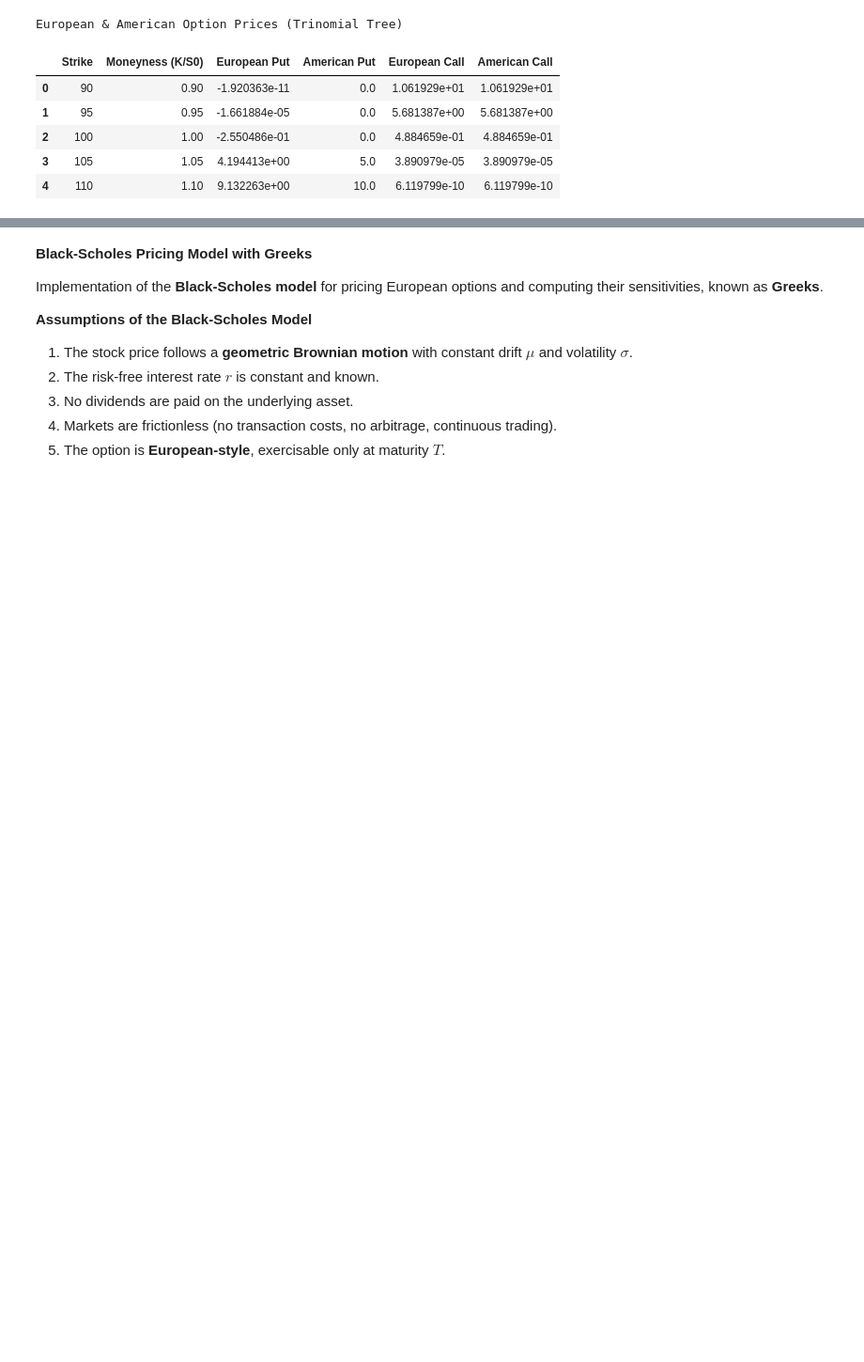
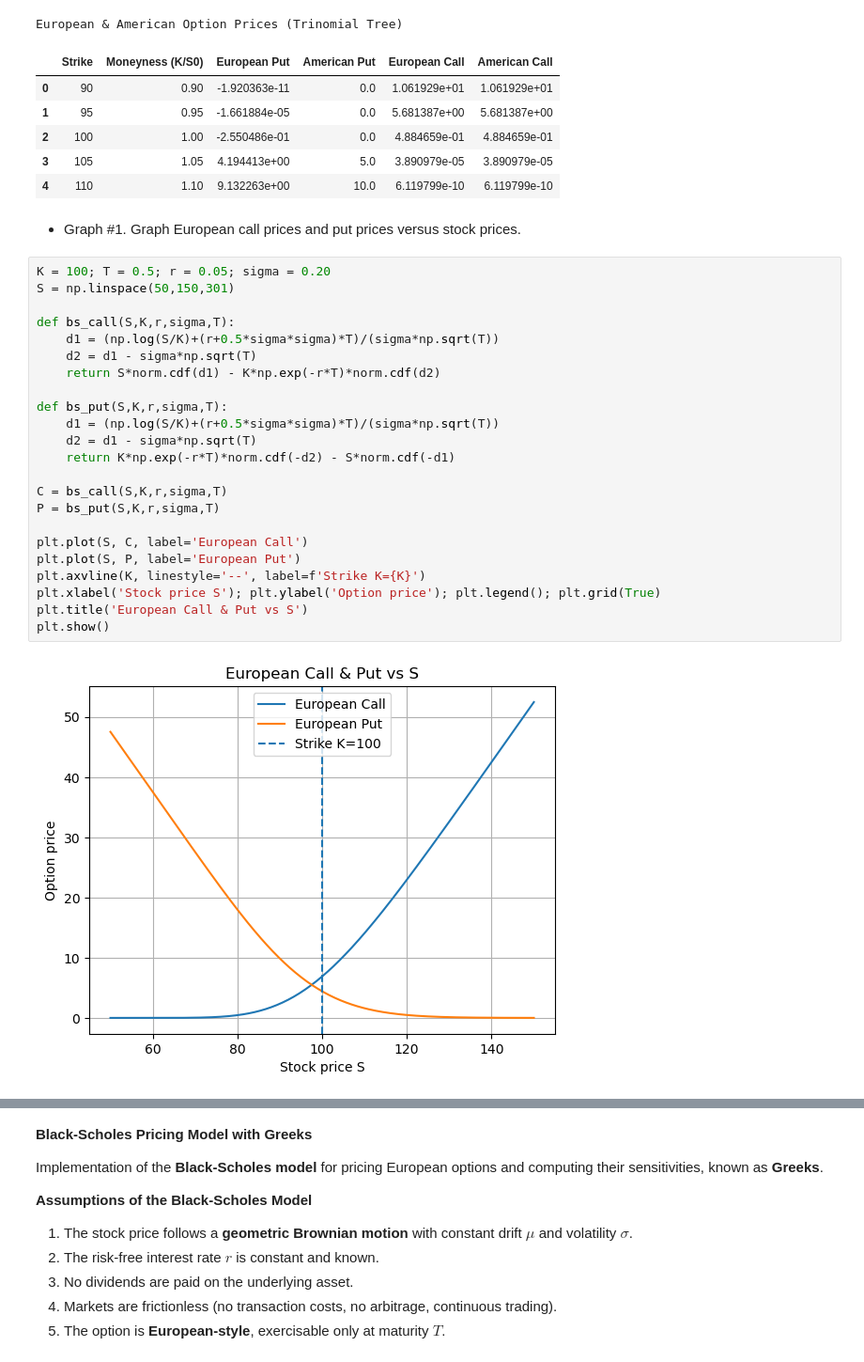
Before and after one commit to jamesolayinka/Quantitative-Finance-Playground, a Jupyter notebook: options_pricing.ipynb, the cells around one changed output, grey strips where cells are left out. Shown: that part at 94% size. Saved outputs shown, nothing was run; the diff lists cells and outputs as text; blank space fills up the shorter version.

Commit message:
Option Pricing Notebook

```diff
--- a/options_pricing.ipynb
+++ b/options_pricing.ipynb
@@ -449,3 +449,30 @@ European & American Option Prices (Trinomial Tree)
 | 2 | 100 | 1.00 | -2.550486e-01 | 0.0 | 4.884659e-01 | 4.884659e-01 |
 | 3 | 105 | 1.05 | 4.194413e+00 | 5.0 | 3.890979e-05 | 3.890979e-05 |
 | 4 | 110 | 1.10 | 9.132263e+00 | 10.0 | 6.119799e-10 | 6.119799e-10 |
+# %% [markdown]
+- Graph #1. Graph European call prices and put prices versus stock prices.
+# %%
+K = 100; T = 0.5; r = 0.05; sigma = 0.20
+S = np.linspace(50,150,301)
+
+def bs_call(S,K,r,sigma,T):
+    d1 = (np.log(S/K)+(r+0.5*sigma*sigma)*T)/(sigma*np.sqrt(T))
+    d2 = d1 - sigma*np.sqrt(T)
+    return S*norm.cdf(d1) - K*np.exp(-r*T)*norm.cdf(d2)
+
+def bs_put(S,K,r,sigma,T):
+    d1 = (np.log(S/K)+(r+0.5*sigma*sigma)*T)/(sigma*np.sqrt(T))
+    d2 = d1 - sigma*np.sqrt(T)
+    return K*np.exp(-r*T)*norm.cdf(-d2) - S*norm.cdf(-d1)
+
+C = bs_call(S,K,r,sigma,T)
+P = bs_put(S,K,r,sigma,T)
+
+plt.plot(S, C, label='European Call')
+plt.plot(S, P, label='European Put')
+plt.axvline(K, linestyle='--', label=f'Strike K={K}')
+plt.xlabel('Stock price S'); plt.ylabel('Option price'); plt.legend(); plt.grid(True)
+plt.title('European Call & Put vs S')
+plt.show()
+# %% [output]
+[figure, added]
```
Also changed, not shown: parts of 8 cells of this notebook.
